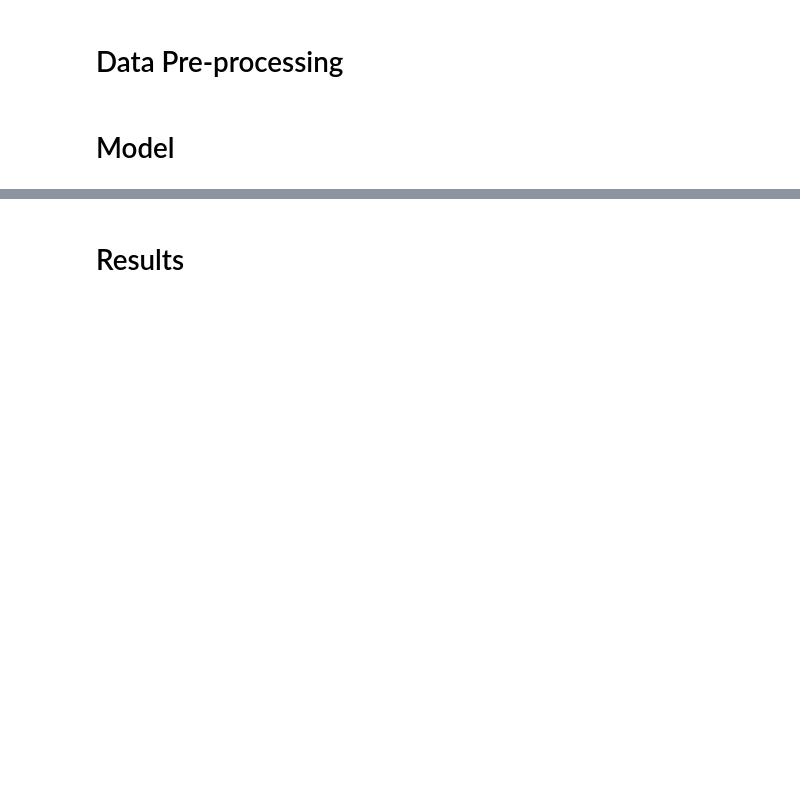
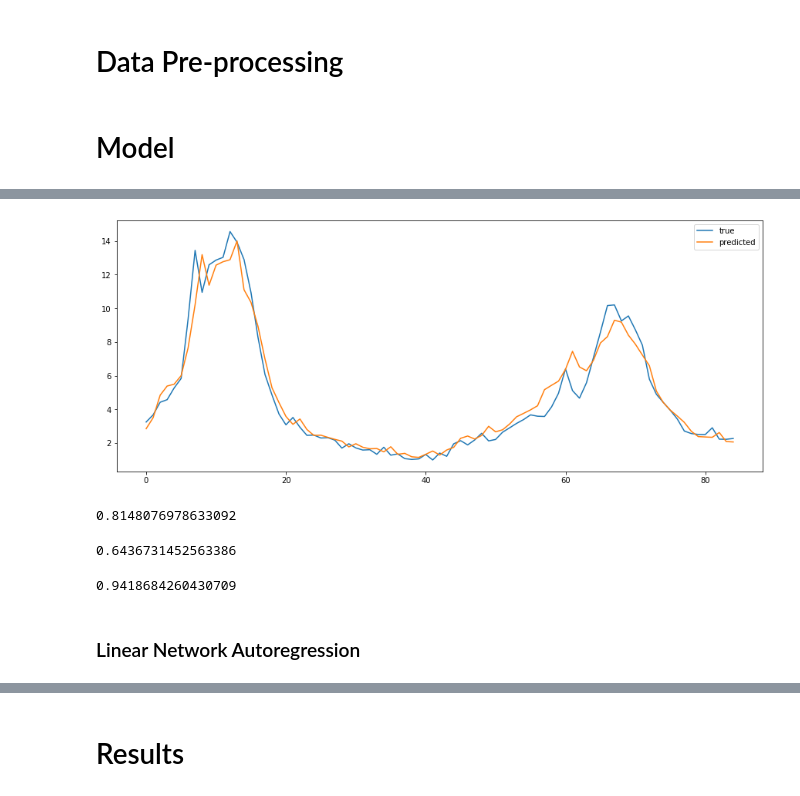
Before and after one commit to FiveSixSenvenEight/109B_flu_prediction, a Jupyter notebook: 02-analysis/109_final_project.ipynb, the cells around one changed output, grey strips where cells are left out. Saved outputs shown, nothing was run; the diff lists cells and outputs as text; code cells hidden in the pictures; blank space fills up the shorter version.

```diff
--- a/02-analysis/109_final_project.ipynb
+++ b/02-analysis/109_final_project.ipynb
@@ -89,0 +248,18 @@ for root,dirs,files in os.walk(test_path):
+# %%
+# with google trend
+auto_regression('Texas', 1, with_gt = True)
+# %% [output]
+[figure, added]
+0.8148076978633092
+# %%
+# without google trend
+auto_regression('New York', 1, with_gt=False, if_plot=False)
+# %% [output]
+0.6436731452563386
+# %%
+# with google trend
+auto_regression('New York', 1, with_gt=True, if_plot=False)
+# %% [output]
+0.9418684260430709
+# %% [markdown]
+### Linear Network Autoregression
```
Also changed, not shown: parts of 31 cells of this notebook.
